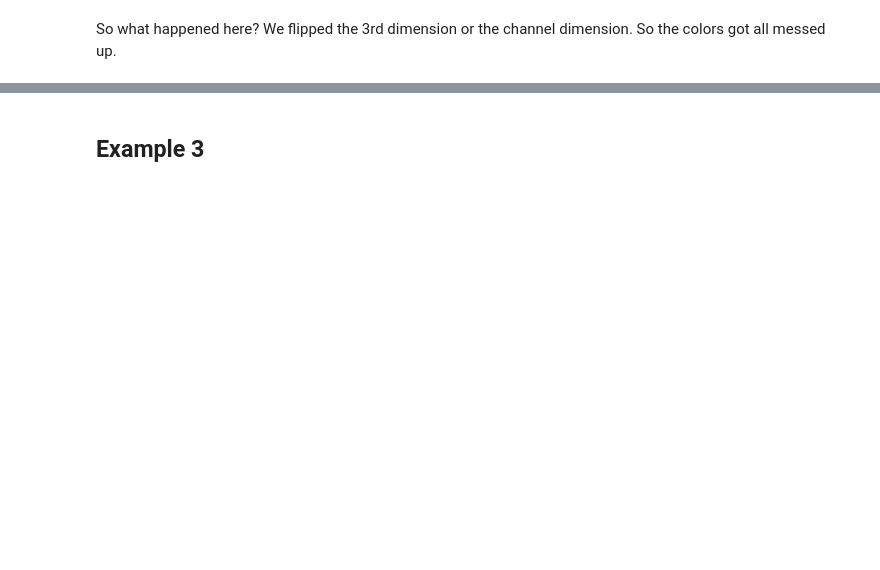
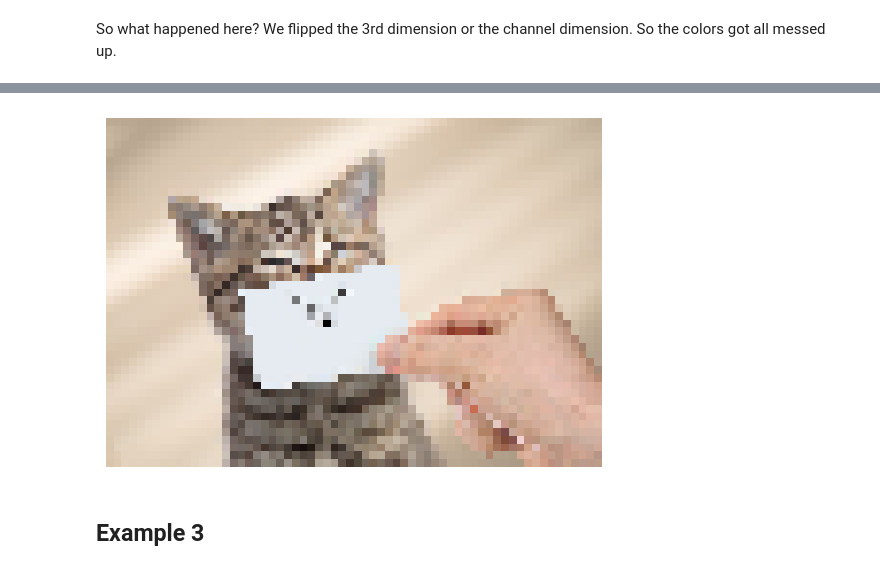
Before and after one commit to Ahtesham-Ibne-Mostafa/Image_Processing, a Jupyter notebook: Image_Representation_in_Numpy.ipynb, the cells around one changed output, grey strips where cells are left out. Saved outputs shown, nothing was run; the diff lists cells and outputs as text; code cells hidden in the pictures; blank space fills up the shorter version.

```diff
--- a/Image_Representation_in_Numpy.ipynb
+++ b/Image_Representation_in_Numpy.ipynb
@@ -535,9 +553,11 @@ plt.axis("off");
 # %%
 # Downsample
 downsample_rate = 8
-I_rotated = I[::downsample_rate, ::downsample_rate, :]
+I_downsample = I[::downsample_rate, ::downsample_rate, :]
 plt.imshow(I_rotated)
 plt.axis("off");
+# %% [output]
+[figure, added]
 # %% [markdown]
 ## Example 3
 # %%
```
Also changed, not shown: parts of 18 cells of this notebook.
